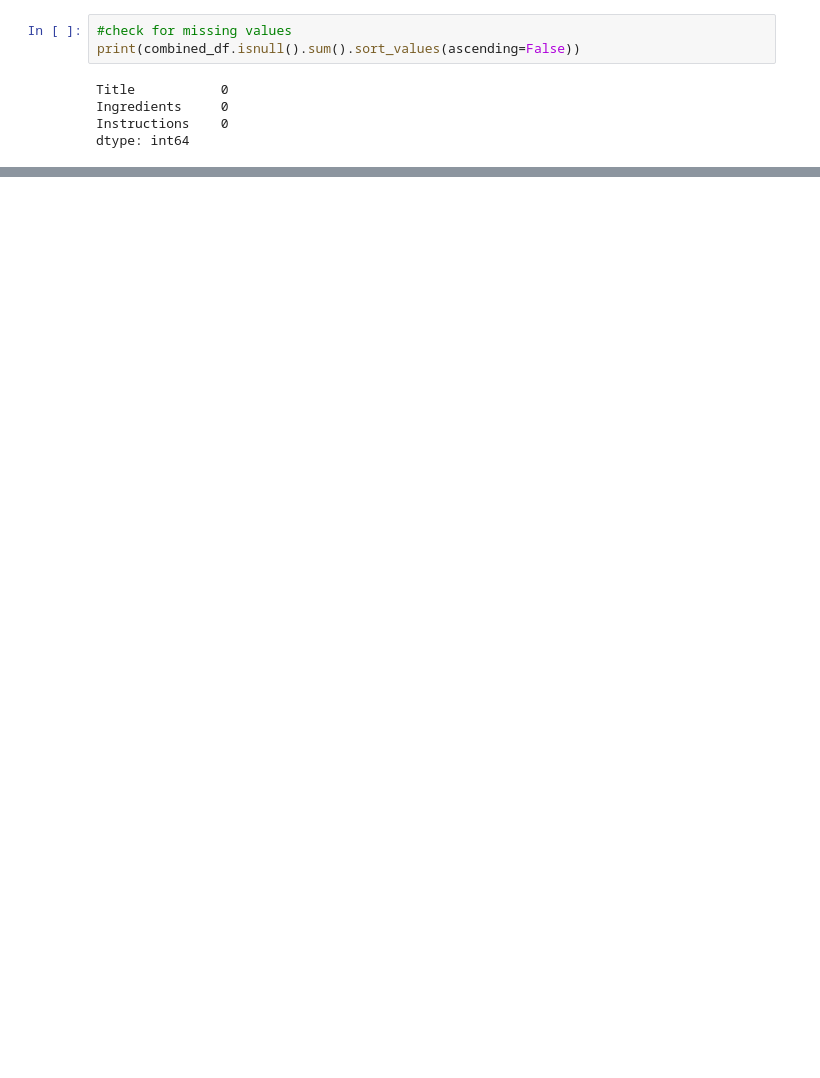
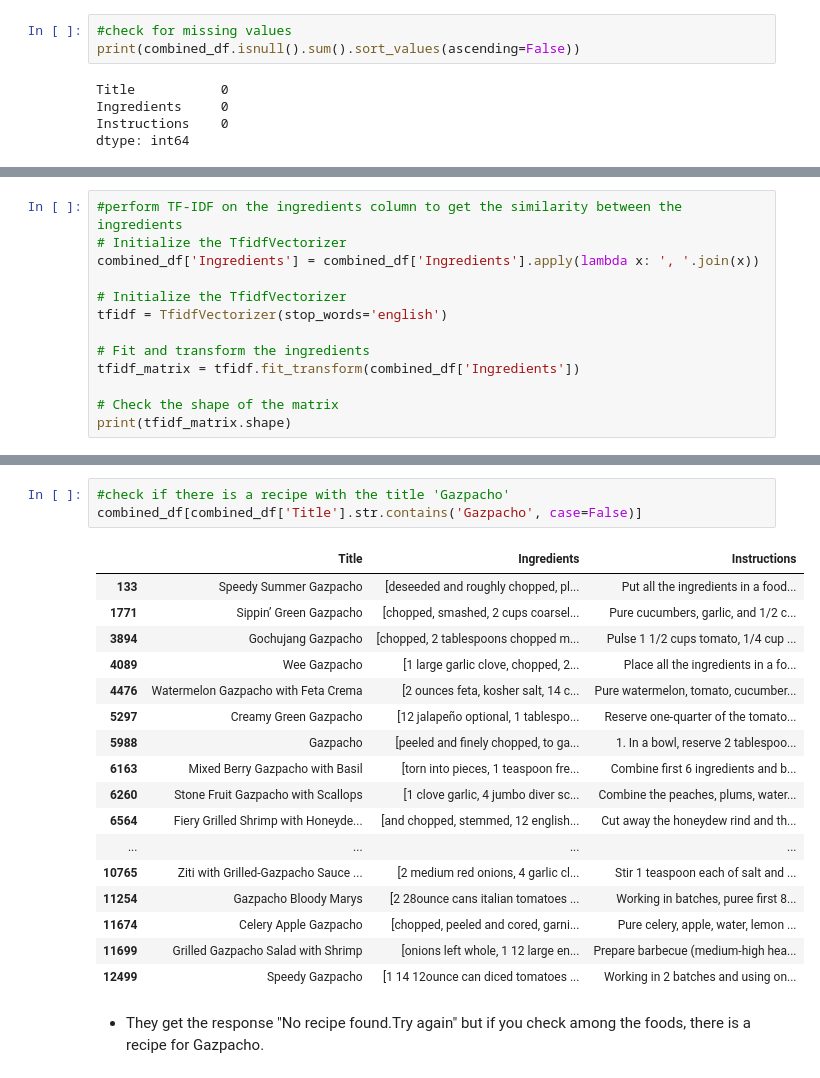
Before and after one commit to Matthewkarani/The-Boma-Pot, a Jupyter notebook: index.ipynb, the cells around one changed output, grey strips where cells are left out. Drawn from its saved outputs; the diff is of its cells as text; blank space fills up the shorter version.

```diff
--- a/index.ipynb
+++ b/index.ipynb
@@ -380,0 +441,13 @@ combined_df['Ingredients'] = combined_df['Ingredients'].apply(tokenize_and_norma
+# %%
+#perform TF-IDF on the ingredients column to get the similarity between the ingredients
+# Initialize the TfidfVectorizer
+combined_df['Ingredients'] = combined_df['Ingredients'].apply(lambda x: ', '.join(x))
+
+# Initialize the TfidfVectorizer
+tfidf = TfidfVectorizer(stop_words='english')
+
+# Fit and transform the ingredients
+tfidf_matrix = tfidf.fit_transform(combined_df['Ingredients'])
+
+# Check the shape of the matrix
+print(tfidf_matrix.shape)
@@ -380,0 +469,23 @@ combined_df['Ingredients'] = combined_df['Ingredients'].apply(tokenize_and_norma
+# %%
+#check if there is a recipe with the title 'Gazpacho'
+combined_df[combined_df['Title'].str.contains('Gazpacho', case=False)]
+# %% [output]
+|  | Title | Ingredients | Instructions |
+| 133 | Speedy Summer Gazpacho | [deseeded and roughly chopped, pl... | Put all the ingredients in a food... |
+| 1771 | Sippin’ Green Gazpacho | [chopped, smashed, 2 cups coarsel... | Pure cucumbers, garlic, and 1/2 c... |
+| 3894 | Gochujang Gazpacho | [chopped, 2 tablespoons chopped m... | Pulse 1 1/2 cups tomato, 1/4 cup ... |
+| 4089 | Wee Gazpacho | [1 large garlic clove, chopped, 2... | Place all the ingredients in a fo... |
+| 4476 | Watermelon Gazpacho with Feta Crema | [2 ounces feta, kosher salt, 14 c... | Pure watermelon, tomato, cucumber... |
+| 5297 | Creamy Green Gazpacho | [12 jalapeño optional, 1 tablespo... | Reserve one-quarter of the tomato... |
+| 5988 | Gazpacho | [peeled and finely chopped, to ga... | 1. In a bowl, reserve 2 tablespoo... |
+| 6163 | Mixed Berry Gazpacho with Basil | [torn into pieces, 1 teaspoon fre... | Combine first 6 ingredients and b... |
+| 6260 | Stone Fruit Gazpacho with Scallops | [1 clove garlic, 4 jumbo diver sc... | Combine the peaches, plums, water... |
+| 6564 | Fiery Grilled Shrimp with Honeyde... | [and chopped, stemmed, 12 english... | Cut away the honeydew rind and th... |
+| ... | ... | ... | ... |
+| 10765 | Ziti with Grilled-Gazpacho Sauce ... | [2 medium red onions, 4 garlic cl... | Stir 1 teaspoon each of salt and ... |
+| 11254 | Gazpacho Bloody Marys | [2 28ounce cans italian tomatoes ... | Working in batches, puree first 8... |
+| 11674 | Celery Apple Gazpacho | [chopped, peeled and cored, garni... | Pure celery, apple, water, lemon ... |
+| 11699 | Grilled Gazpacho Salad with Shrimp | [onions left whole, 1 12 large en... | Prepare barbecue (medium-high hea... |
+| 12499 | Speedy Gazpacho | [1 14 12ounce can diced tomatoes ... | Working in 2 batches and using on... |
+# %% [markdown]
+- They get the response "No recipe found.Try again" but if you check among the foods, there is a recipe for Gazpacho.
```
Also changed, not shown: parts of 53 cells of this notebook.
